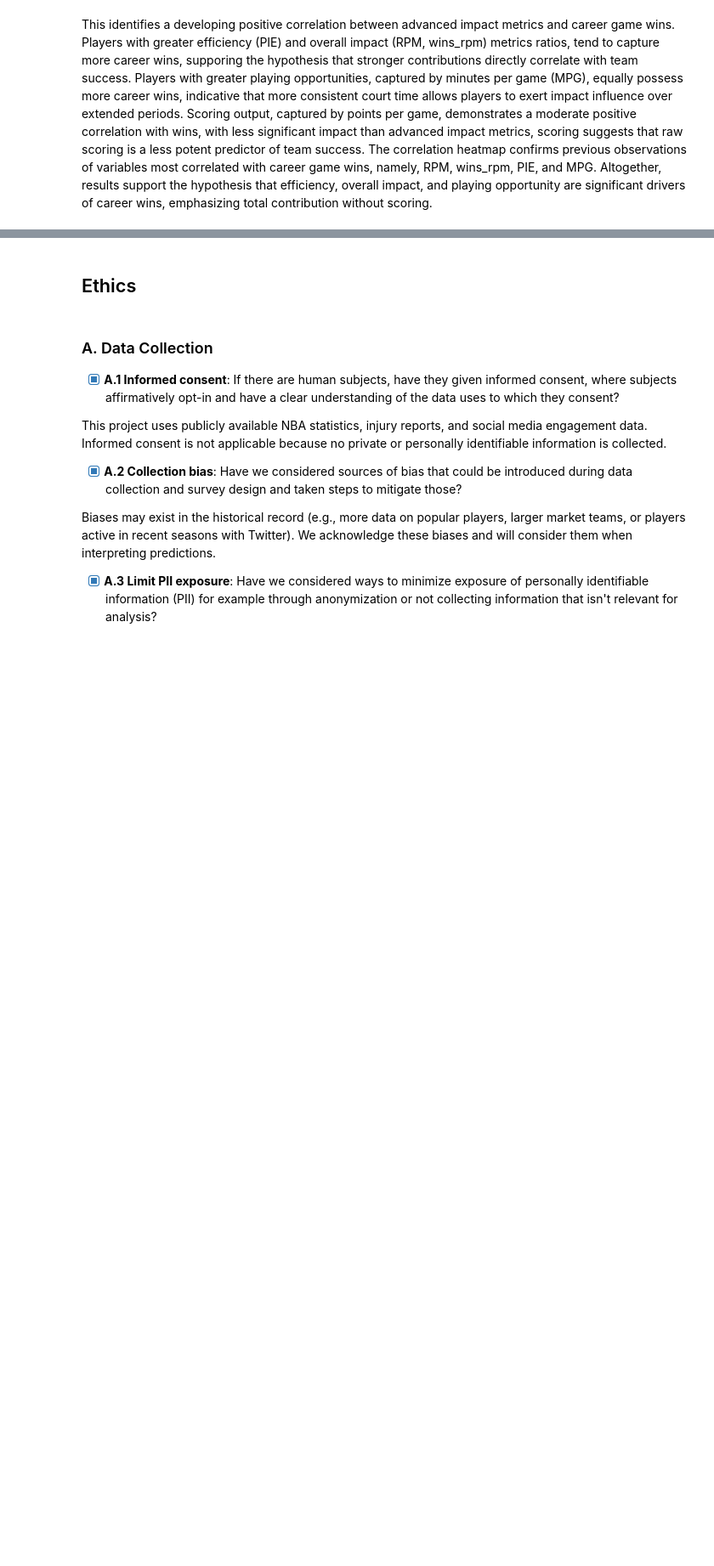
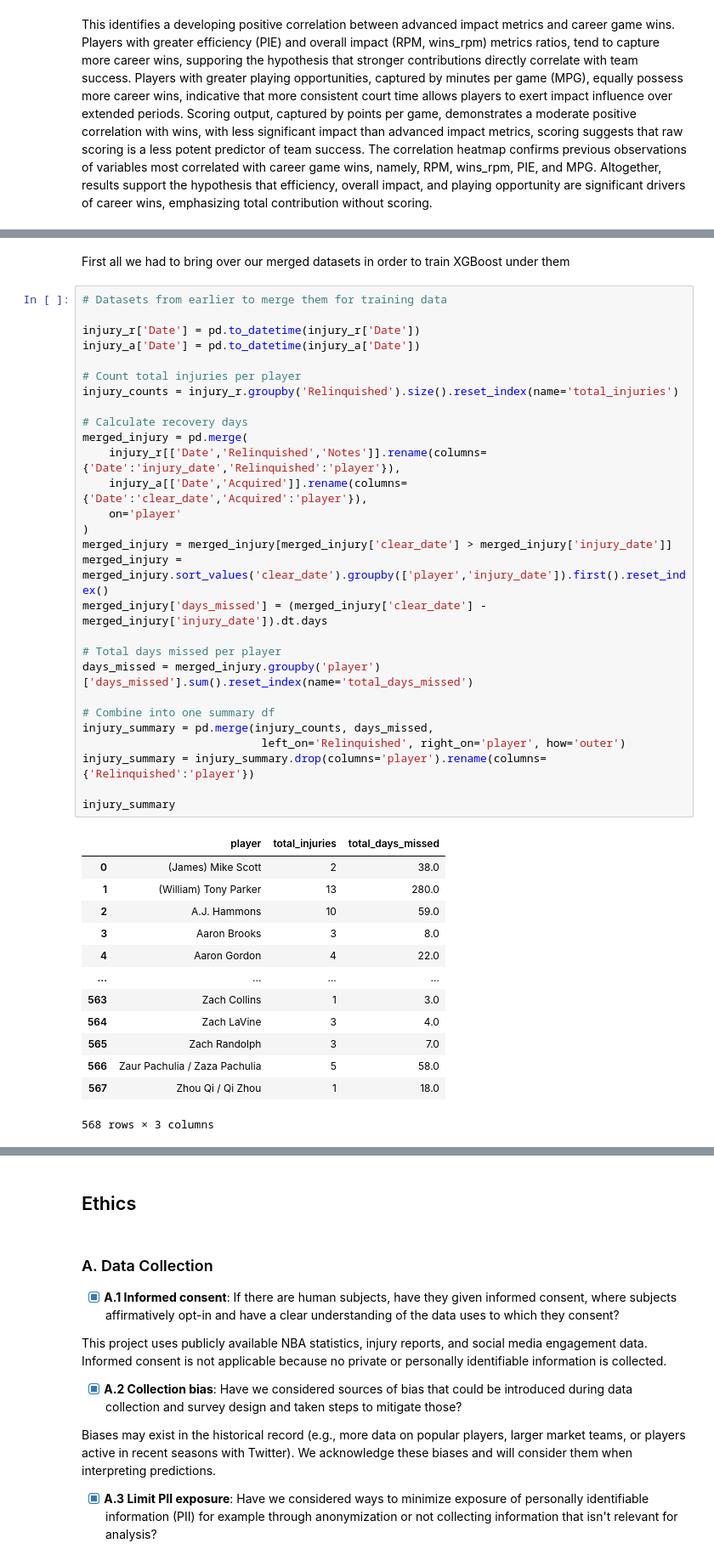
Before and after one commit to COGS108/Group122_WI26, a Jupyter notebook: 03-FinalProject.ipynb, the cells around one changed output, grey strips where cells are left out. Shown at 85% size. Cells and saved outputs as stored; diff of their text form; blank space fills up the shorter version.

```diff
--- a/03-FinalProject.ipynb
+++ b/03-FinalProject.ipynb
@@ -376,0 +383,44 @@ This identifies a developing positive correlation between advanced impact metric
+# %% [markdown]
+First all we had to bring over our merged datasets in order to train XGBoost under them
+# %%
+# Datasets from earlier to merge them for training data
+
+injury_r['Date'] = pd.to_datetime(injury_r['Date'])
+injury_a['Date'] = pd.to_datetime(injury_a['Date'])
+
+# Count total injuries per player
+injury_counts = injury_r.groupby('Relinquished').size().reset_index(name='total_injuries')
+
+# Calculate recovery days
+merged_injury = pd.merge(
+    injury_r[['Date','Relinquished','Notes']].rename(columns={'Date':'injury_date','Relinquished':'player'}),
+    injury_a[['Date','Acquired']].rename(columns={'Date':'clear_date','Acquired':'player'}),
+    on='player'
+)
+merged_injury = merged_injury[merged_injury['clear_date'] > merged_injury['injury_date']]
+merged_injury = merged_injury.sort_values('clear_date').groupby(['player','injury_date']).first().reset_index()
+merged_injury['days_missed'] = (merged_injury['clear_date'] - merged_injury['injury_date']).dt.days
+
+# Total days missed per player
+days_missed = merged_injury.groupby('player')['days_missed'].sum().reset_index(name='total_days_missed')
+
+# Combine into one summary df
+injury_summary = pd.merge(injury_counts, days_missed,
+                           left_on='Relinquished', right_on='player', how='outer')
+injury_summary = injury_summary.drop(columns='player').rename(columns={'Relinquished':'player'})
+
+injury_summary
+# %% [output]
+|  | player | total_injuries | total_days_missed |
+| 0 | (James) Mike Scott | 2 | 38.0 |
+| 1 | (William) Tony Parker | 13 | 280.0 |
+| 2 | A.J. Hammons | 10 | 59.0 |
+| 3 | Aaron Brooks | 3 | 8.0 |
+| 4 | Aaron Gordon | 4 | 22.0 |
+| ... | ... | ... | ... |
+| 563 | Zach Collins | 1 | 3.0 |
+| 564 | Zach LaVine | 3 | 4.0 |
+| 565 | Zach Randolph | 3 | 7.0 |
+| 566 | Zaur Pachulia / Zaza Pachulia | 5 | 58.0 |
+| 567 | Zhou Qi / Qi Zhou | 1 | 18.0 |
+568 rows × 3 columns
```
Also changed, not shown: parts of 16 cells of this notebook.
